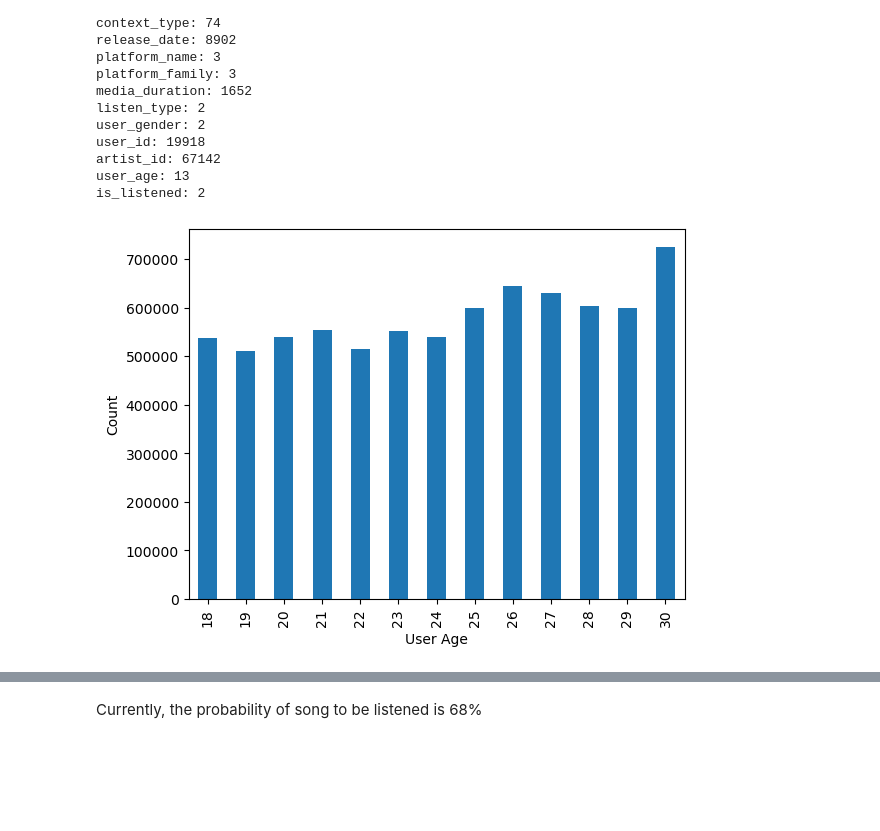
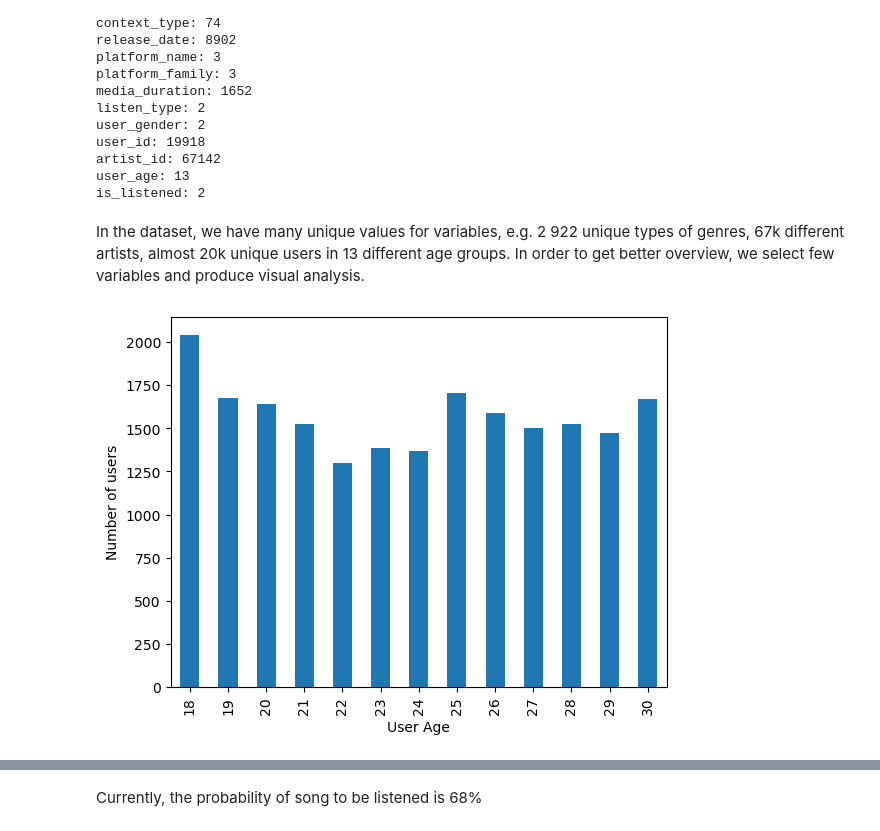
Before and after one commit to danaverdene/Recommend, a Jupyter notebook: Scripts/deezer_Dana.ipynb, the cells around one changed output, grey strips where cells are left out. Cells and saved outputs as stored; diff of their text form; code cells hidden in the pictures; blank space fills up the shorter version.

```diff
--- a/Scripts/deezer_Dana.ipynb
+++ b/Scripts/deezer_Dana.ipynb
@@ -103,18 +103,16 @@ user_id: 19918
 artist_id: 67142
 user_age: 13
 is_listened: 2
+# %% [markdown]
+In the dataset, we have many unique values for variables, e.g. 2 922 unique types of genres, 67k different artists, almost 20k unique users in 13 different age groups. In order to get better overview, we select few variables and produce visual analysis.
 # %%
 # group the data by user_age and count the number of rows in each group
-age_counts = data_deezer.groupby('user_age').size()
+age_counts = data_deezer[['user_id', 'user_age']].groupby('user_age').nunique().reset_index()
 
-# plot a bar chart of the age_counts data
-age_counts.plot(kind='bar')
-
-# set the x-label and y-label of the plot
+# plot a bar chart
+age_counts.plot(x = 'user_age', y = 'user_id',kind='bar', legend=False)
 plt.xlabel('User Age')
-plt.ylabel('Count')
-
-# display the plot
+plt.ylabel('Number of users')
 plt.show()
 # %% [output]
-[figure, old version]
+[figure, new version]
```
Also changed, not shown: parts of 33 cells of this notebook.
